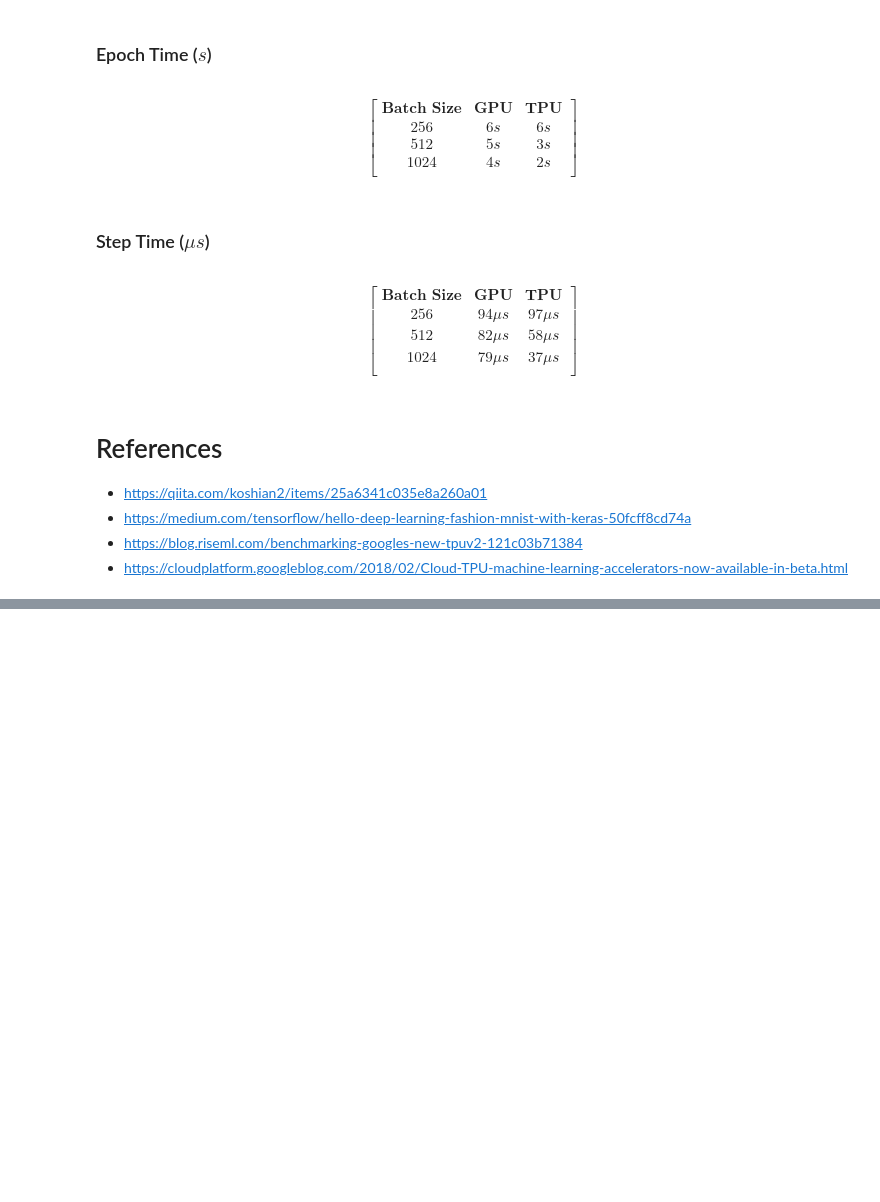
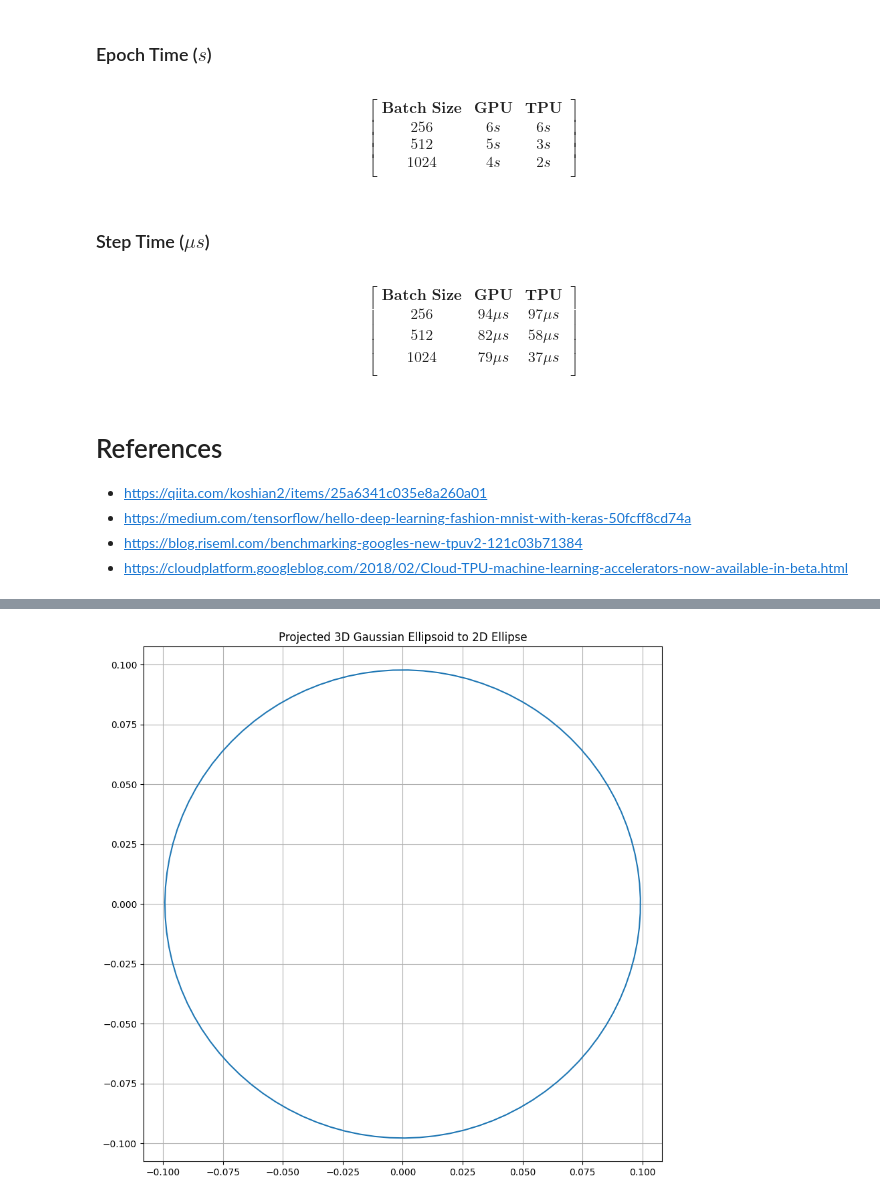
Before and after one commit to pure-water/462deferred, a Jupyter notebook: GPUvsTPU.ipynb, the cells around one changed output, grey strips where cells are left out. Cells and saved outputs as stored; diff of their text form; code cells hidden in the pictures; blank space fills up the shorter version.

```diff
--- a/GPUvsTPU.ipynb
+++ b/GPUvsTPU.ipynb
@@ -296,0 +255,96 @@ $$\left[\begin{array}{c|c|c}
+# %%
+import numpy as np
+import matplotlib.pyplot as plt
+from scipy.linalg import eigh
+
+def create_3d_gaussian_ellipsoid(center, axes):
+    """
+    Create a covariance matrix for a 3D Gaussian ellipsoid.
+
+    :param center: Center of the ellipsoid [x, y, z]
+    :param axes: Axes lengths [a, b, c]
+    :return: Covariance matrix
+    """
+    sigma = np.diag(np.square(axes))
+    return sigma
+
+def project_gaussian(PV, center_3d, sigma_3d):
+    """
+    Project a 3D Gaussian through a perspective matrix.
+
+    :param PV: 4x4 projection + view matrix
+    :param center_3d: 3D center of the Gaussian
+    :param sigma_3d: 3D covariance matrix of the Gaussian
+    :return: 2D center, 2x2 covariance matrix in 2D
+    """
+    # Project center
+    center_4d = np.append(center_3d, 1)
+    center_clip = PV @ center_4d
+    w = center_clip[3]
+    center_2d = center_clip[:2] / w
+
+    # Project covariance (simplified, real projection would involve more steps)
+    sigma_v = sigma_3d  # Assuming no rotation in view matrix for simplicity
+    sigma_clip = PV[:3, :3] @ sigma_v @ PV[:3, :3].T
+    sigma_2d = sigma_clip[:2, :2] / (w**2)  # Approximate perspective effect
+
+    return center_2d, sigma_2d
+
+def ellipse_params_from_covariance(sigma_2d):
+    """
+    Get ellipse parameters from 2D covariance matrix.
+
+    :param sigma_2d: 2D covariance matrix
+    :return: major axis length, minor axis length, angle of rotation
+    """
+    eigenvalues, eigenvectors = eigh(sigma_2d)
+    major = np.sqrt(eigenvalues.max())
+    minor = np.sqrt(eigenvalues.min())
+    angle = np.degrees(np.arctan2(eigenvectors[1, eigenvalues.argmax()], eigenvectors[0, eigenvalues.argmax()]))
+    return major, minor, angle
+
+def plot_ellipse(center, major, minor, angle):
+    """
+    Plot an ellipse given its parameters.
+
+    :param center: Center of the ellipse [x, y]
+    :param major: Length of major axis
+    :param minor: Length of minor axis
+    :param angle: Angle of rotation in degrees
+    """
+    theta = np.linspace(0, 2*np.pi, 100)
+    ellipse = np.array([major*np.cos(theta), minor*np.sin(theta)])
+    R = np.array([[np.cos(np.radians(angle)), -np.sin(np.radians(angle))],
+                  [np.sin(np.radians(angle)), np.cos(np.radians(angle))]])
+    ellipse_rotated = np.dot(R, ellipse)
+    plt.plot(center[0] + ellipse_rotated[0], center[1] + ellipse_rotated[1])
+    plt.axis('equal')
+    plt.grid(True)
+
+if __name__ == "__main__":
+    # Define 3D ellipsoid parameters
+    center_3d = np.array([0.0, 0.1, -0.15])  # New center in 3D space
+    axes = np.array([0.2, 0.21, 0.1])  # Axes lengths a, b, c
+
+    # Provided PV matrix
+    PV = np.array([
+        [0.839099, 0.000000, -0.000604, -0.000091],
+        [-0.000238, 0.771070, -0.330967, -0.126752],
+        [-0.000688, -0.410530, -0.956432, 1.249704],
+        [-0.000661, -0.394431, -0.918925, 1.592853]
+    ])
+
+    sigma_3d = create_3d_gaussian_ellipsoid(center_3d, axes)
+
+    center_2d, sigma_2d = project_gaussian(PV, center_3d, sigma_3d)
+    major, minor, angle = ellipse_params_from_covariance(sigma_2d)
+
+    print(f"Projected Ellipse Center: {center_2d}")
+    print(f"Major axis: {major}, Minor axis: {minor}, Angle: {angle} degrees")
+
+    # Plotting
+    plt.figure(figsize=(10, 10))
+    plot_ellipse(center_2d, major, minor, angle)
+    plt.title("Projected 3D Gaussian Ellipsoid to 2D Ellipse")
+    plt.show()
+# %% [output]
@@ -296,0 +353 @@ $$\left[\begin{array}{c|c|c}
+[figure, added]
```
Also changed, not shown: parts of 6 cells of this notebook.
